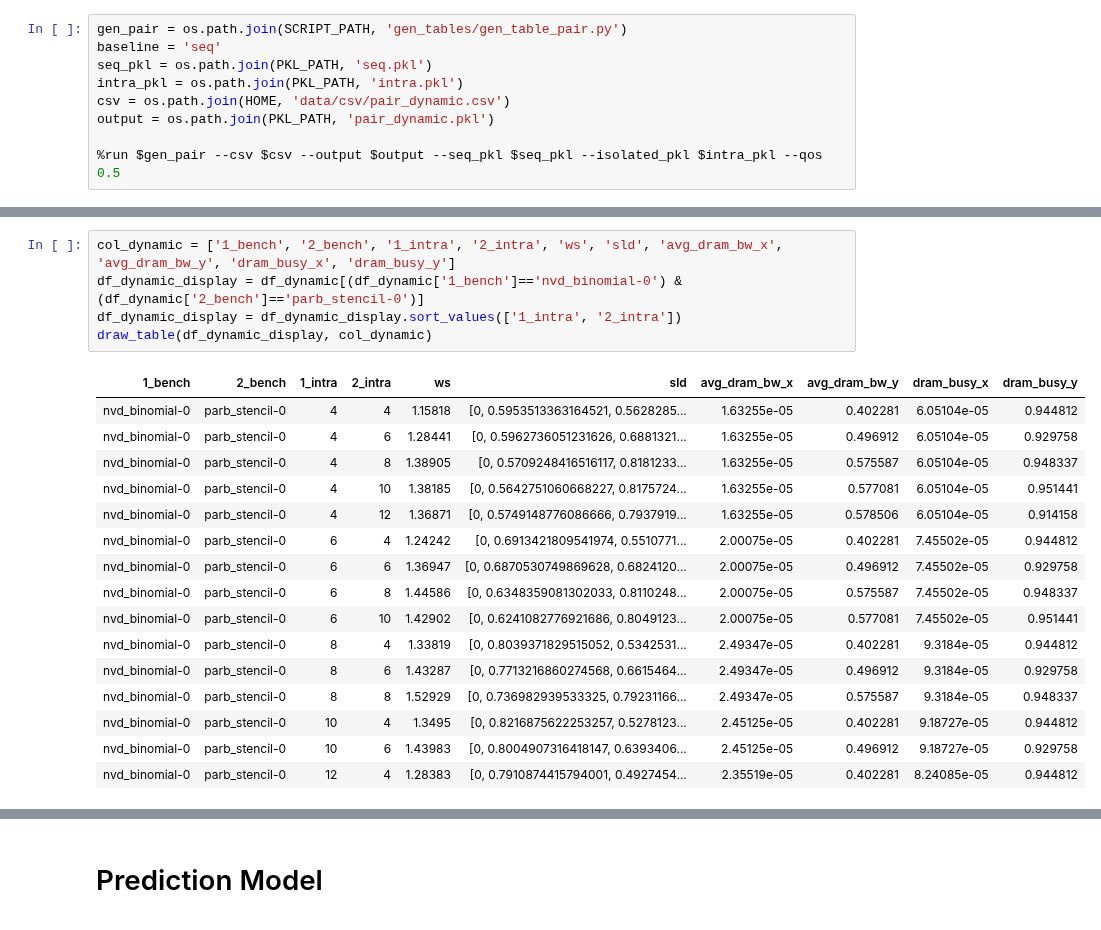
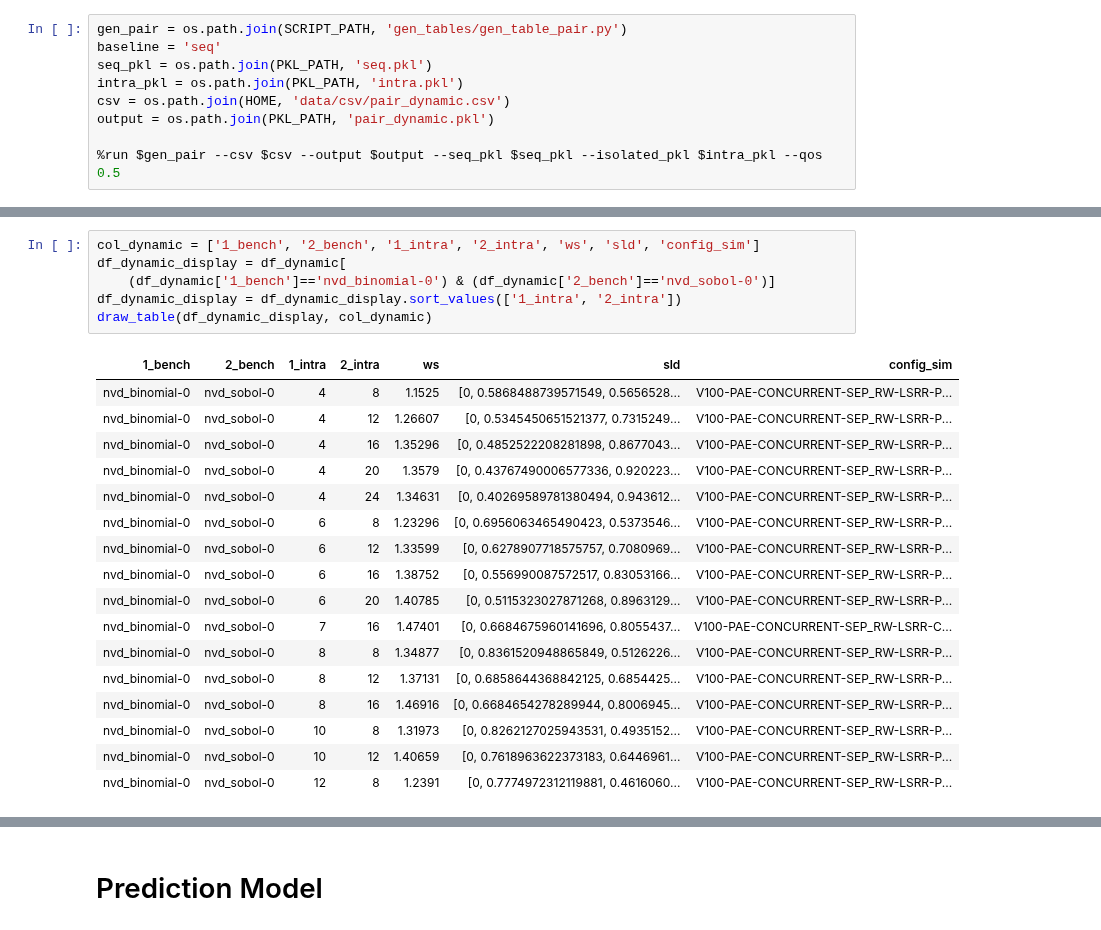
Before and after one commit to UofT-EcoSystem/GPU-Virtualization-Benchmarks, a Jupyter notebook: util/data/notebooks/View_Pairs_Dynamic.ipynb, the cells around one changed output, grey strips where cells are left out. Saved outputs shown, nothing was run; the diff lists cells and outputs as text.

```diff
--- a/util/data/notebooks/View_Pairs_Dynamic.ipynb
+++ b/util/data/notebooks/View_Pairs_Dynamic.ipynb
@@ -63,22 +60,24 @@ df_dynamic = df_dynamic[df_dynamic['fairness'] > 0]
 # %%
-col_dynamic = ['1_bench', '2_bench', '1_intra', '2_intra', 'ws', 'sld', 'avg_dram_bw_x', 'avg_dram_bw_y', 'dram_busy_x', 'dram_busy_y']
-df_dynamic_display = df_dynamic[(df_dynamic['1_bench']=='nvd_binomial-0') & (df_dynamic['2_bench']=='parb_stencil-0')]
+col_dynamic = ['1_bench', '2_bench', '1_intra', '2_intra', 'ws', 'sld', 'config_sim']
+df_dynamic_display = df_dynamic[
+    (df_dynamic['1_bench']=='nvd_binomial-0') & (df_dynamic['2_bench']=='nvd_sobol-0')]
 df_dynamic_display = df_dynamic_display.sort_values(['1_intra', '2_intra'])
 draw_table(df_dynamic_display, col_dynamic)
 # %% [output]
-| 1_bench | 2_bench | 1_intra | 2_intra | ws | sld | avg_dram_bw_x | avg_dram_bw_y | dram_busy_x | dram_busy_y |
-| nvd_binomial-0 | parb_stencil-0 | 4 | 4 | 1.15818 | [0, 0.5953513363164521, 0.5628285... | 1.63255e-05 | 0.402281 | 6.05104e-05 | 0.944812 |
-| nvd_binomial-0 | parb_stencil-0 | 4 | 6 | 1.28441 | [0, 0.5962736051231626, 0.6881321... | 1.63255e-05 | 0.496912 | 6.05104e-05 | 0.929758 |
-| nvd_binomial-0 | parb_stencil-0 | 4 | 8 | 1.38905 | [0, 0.5709248416516117, 0.8181233... | 1.63255e-05 | 0.575587 | 6.05104e-05 | 0.948337 |
-| nvd_binomial-0 | parb_stencil-0 | 4 | 10 | 1.38185 | [0, 0.5642751060668227, 0.8175724... | 1.63255e-05 | 0.577081 | 6.05104e-05 | 0.951441 |
-| nvd_binomial-0 | parb_stencil-0 | 4 | 12 | 1.36871 | [0, 0.5749148776086666, 0.7937919... | 1.63255e-05 | 0.578506 | 6.05104e-05 | 0.914158 |
-| nvd_binomial-0 | parb_stencil-0 | 6 | 4 | 1.24242 | [0, 0.6913421809541974, 0.5510771... | 2.00075e-05 | 0.402281 | 7.45502e-05 | 0.944812 |
-| nvd_binomial-0 | parb_stencil-0 | 6 | 6 | 1.36947 | [0, 0.6870530749869628, 0.6824120... | 2.00075e-05 | 0.496912 | 7.45502e-05 | 0.929758 |
-| nvd_binomial-0 | parb_stencil-0 | 6 | 8 | 1.44586 | [0, 0.6348359081302033, 0.8110248... | 2.00075e-05 | 0.575587 | 7.45502e-05 | 0.948337 |
-| nvd_binomial-0 | parb_stencil-0 | 6 | 10 | 1.42902 | [0, 0.6241082776921686, 0.8049123... | 2.00075e-05 | 0.577081 | 7.45502e-05 | 0.951441 |
-| nvd_binomial-0 | parb_stencil-0 | 8 | 4 | 1.33819 | [0, 0.8039371829515052, 0.5342531... | 2.49347e-05 | 0.402281 | 9.3184e-05 | 0.944812 |
-| nvd_binomial-0 | parb_stencil-0 | 8 | 6 | 1.43287 | [0, 0.7713216860274568, 0.6615464... | 2.49347e-05 | 0.496912 | 9.3184e-05 | 0.929758 |
-| nvd_binomial-0 | parb_stencil-0 | 8 | 8 | 1.52929 | [0, 0.736982939533325, 0.79231166... | 2.49347e-05 | 0.575587 | 9.3184e-05 | 0.948337 |
-| nvd_binomial-0 | parb_stencil-0 | 10 | 4 | 1.3495 | [0, 0.8216875622253257, 0.5278123... | 2.45125e-05 | 0.402281 | 9.18727e-05 | 0.944812 |
-| nvd_binomial-0 | parb_stencil-0 | 10 | 6 | 1.43983 | [0, 0.8004907316418147, 0.6393406... | 2.45125e-05 | 0.496912 | 9.18727e-05 | 0.929758 |
-| nvd_binomial-0 | parb_stencil-0 | 12 | 4 | 1.28383 | [0, 0.7910874415794001, 0.4927454... | 2.35519e-05 | 0.402281 | 8.24085e-05 | 0.944812 |
+| 1_bench | 2_bench | 1_intra | 2_intra | ws | sld | config_sim |
+| nvd_binomial-0 | nvd_sobol-0 | 4 | 8 | 1.1525 | [0, 0.5868488739571549, 0.5656528... | V100-PAE-CONCURRENT-SEP_RW-LSRR-P... |
+| nvd_binomial-0 | nvd_sobol-0 | 4 | 12 | 1.26607 | [0, 0.5345450651521377, 0.7315249... | V100-PAE-CONCURRENT-SEP_RW-LSRR-P... |
+| nvd_binomial-0 | nvd_sobol-0 | 4 | 16 | 1.35296 | [0, 0.4852522208281898, 0.8677043... | V100-PAE-CONCURRENT-SEP_RW-LSRR-P... |
+| nvd_binomial-0 | nvd_sobol-0 | 4 | 20 | 1.3579 | [0, 0.43767490006577336, 0.920223... | V100-PAE-CONCURRENT-SEP_RW-LSRR-P... |
+| nvd_binomial-0 | nvd_sobol-0 | 4 | 24 | 1.34631 | [0, 0.40269589781380494, 0.943612... | V100-PAE-CONCURRENT-SEP_RW-LSRR-P... |
+| nvd_binomial-0 | nvd_sobol-0 | 6 | 8 | 1.23296 | [0, 0.6956063465490423, 0.5373546... | V100-PAE-CONCURRENT-SEP_RW-LSRR-P... |
+| nvd_binomial-0 | nvd_sobol-0 | 6 | 12 | 1.33599 | [0, 0.6278907718575757, 0.7080969... | V100-PAE-CONCURRENT-SEP_RW-LSRR-P... |
+| nvd_binomial-0 | nvd_sobol-0 | 6 | 16 | 1.38752 | [0, 0.556990087572517, 0.83053166... | V100-PAE-CONCURRENT-SEP_RW-LSRR-P... |
+| nvd_binomial-0 | nvd_sobol-0 | 6 | 20 | 1.40785 | [0, 0.5115323027871268, 0.8963129... | V100-PAE-CONCURRENT-SEP_RW-LSRR-P... |
+| nvd_binomial-0 | nvd_sobol-0 | 7 | 16 | 1.47401 | [0, 0.6684675960141696, 0.8055437... | V100-PAE-CONCURRENT-SEP_RW-LSRR-C... |
+| nvd_binomial-0 | nvd_sobol-0 | 8 | 8 | 1.34877 | [0, 0.8361520948865849, 0.5126226... | V100-PAE-CONCURRENT-SEP_RW-LSRR-P... |
+| nvd_binomial-0 | nvd_sobol-0 | 8 | 12 | 1.37131 | [0, 0.6858644368842125, 0.6854425... | V100-PAE-CONCURRENT-SEP_RW-LSRR-P... |
+| nvd_binomial-0 | nvd_sobol-0 | 8 | 16 | 1.46916 | [0, 0.6684654278289944, 0.8006945... | V100-PAE-CONCURRENT-SEP_RW-LSRR-P... |
+| nvd_binomial-0 | nvd_sobol-0 | 10 | 8 | 1.31973 | [0, 0.8262127025943531, 0.4935152... | V100-PAE-CONCURRENT-SEP_RW-LSRR-P... |
+| nvd_binomial-0 | nvd_sobol-0 | 10 | 12 | 1.40659 | [0, 0.7618963622373183, 0.6446961... | V100-PAE-CONCURRENT-SEP_RW-LSRR-P... |
+| nvd_binomial-0 | nvd_sobol-0 | 12 | 8 | 1.2391 | [0, 0.7774972312119881, 0.4616060... | V100-PAE-CONCURRENT-SEP_RW-LSRR-P... |
```
Also changed, not shown: parts of 8 cells of this notebook, 12 other files.
